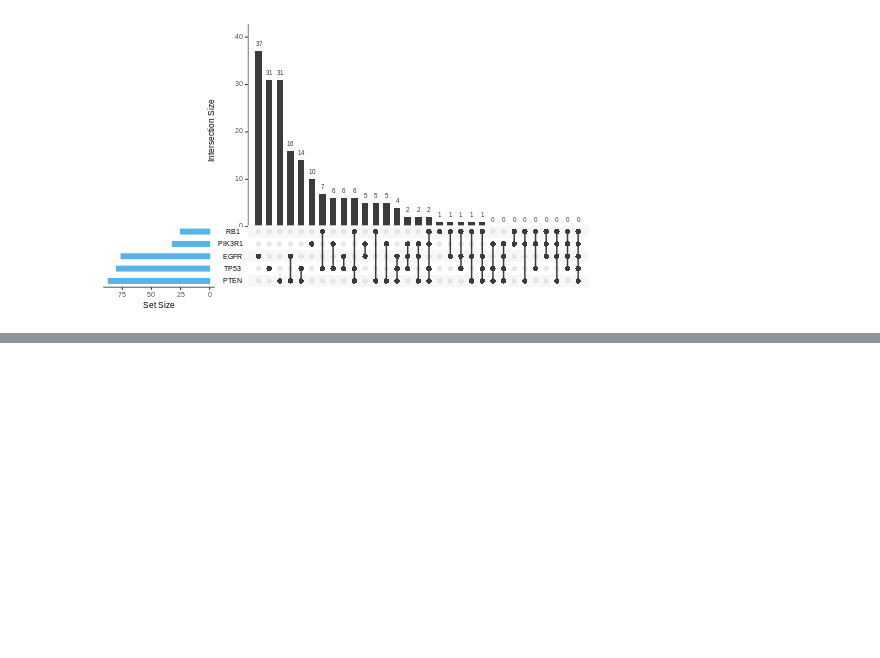
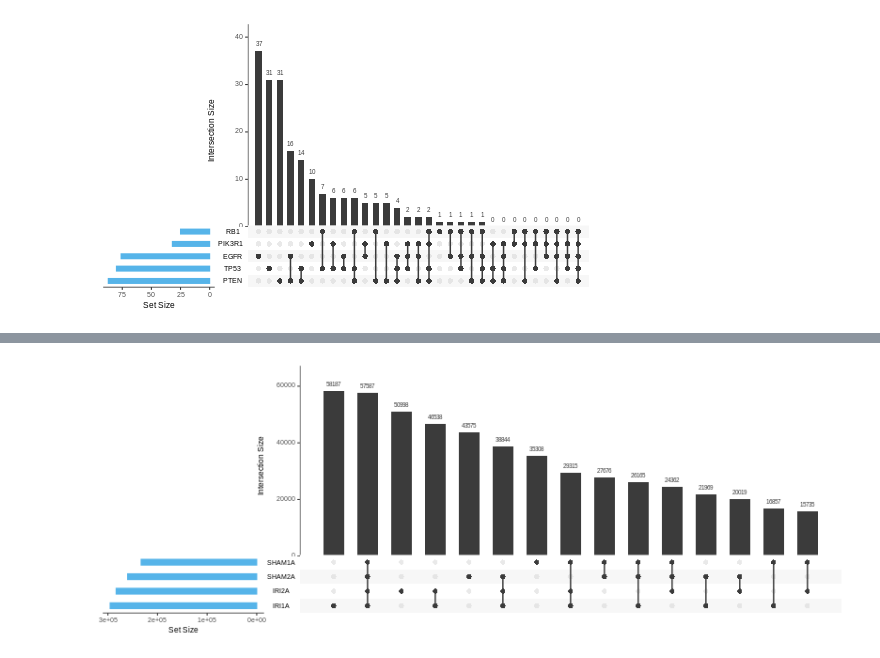
Before and after one commit to chizksh/ATAC-seq_analysis, a Jupyter notebook: peakFilterConsensus.ipynb, the cells around one changed output, grey strips where cells are left out. Cells and saved outputs as stored; diff of their text form; code cells hidden in the pictures; blank space fills up the shorter version.

```diff
--- a/peakFilterConsensus.ipynb
+++ b/peakFilterConsensus.ipynb
@@ -294,0 +647,6 @@ order.by = "freq", empty.intersections = "on")
+# %%
+%%R  -h 300 -w 800 -u px
+upset(peak_intersections, sets = c("IRI1A", "IRI2A", "SHAM1A", "SHAM2A"), sets.bar.color = "#56B4E9",
+order.by = "freq", empty.intersections = "on")
+# %% [output]
+[figure, added]
```
Also changed, not shown: parts of 44 cells of this notebook.
